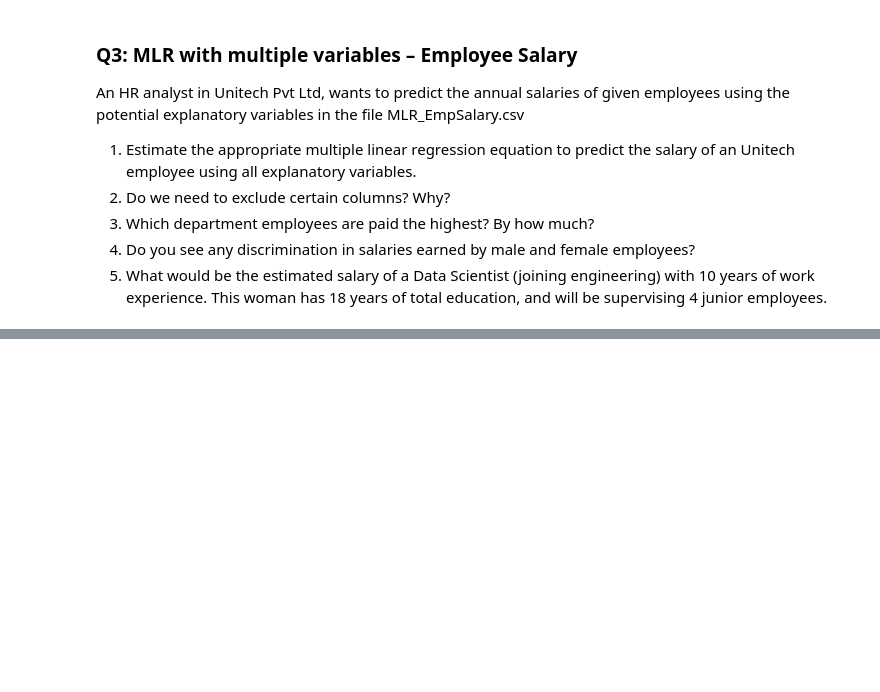
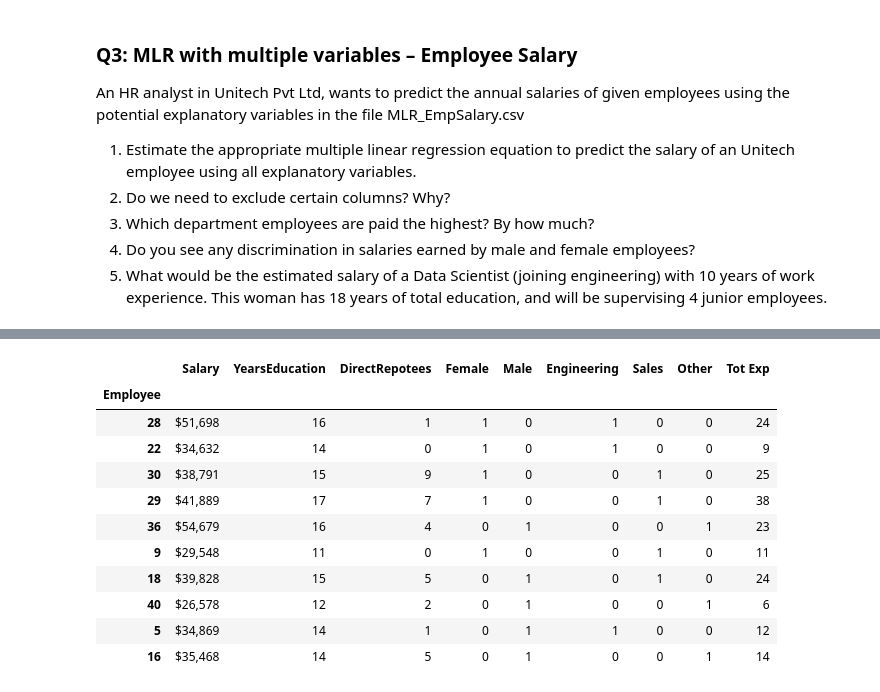
Before and after one commit to subhendu23/Data_Science, a Jupyter notebook: Assignment_06_SB_Sep_04.ipynb, the cells around one changed output, grey strips where cells are left out. Cells and saved outputs as stored; diff of their text form; code cells hidden in the pictures; blank space fills up the shorter version.

```diff
--- a/Assignment_06_SB_Sep_04.ipynb
+++ b/Assignment_06_SB_Sep_04.ipynb
@@ -209,0 +235,15 @@ EmpSalary_df.sample(10)
+# %%
+EmpSalary_df.sample(10)
+# %% [output]
+|  | Salary | YearsEducation | DirectRepotees | Female | Male | Engineering | Sales | Other | Tot Exp |
+| Employee |  |  |  |  |  |  |  |  |  |
+| 28 | $51,698 | 16 | 1 | 1 | 0 | 1 | 0 | 0 | 24 |
+| 22 | $34,632 | 14 | 0 | 1 | 0 | 1 | 0 | 0 | 9 |
+| 30 | $38,791 | 15 | 9 | 1 | 0 | 0 | 1 | 0 | 25 |
+| 29 | $41,889 | 17 | 7 | 1 | 0 | 0 | 1 | 0 | 38 |
+| 36 | $54,679 | 16 | 4 | 0 | 1 | 0 | 0 | 1 | 23 |
+| 9 | $29,548 | 11 | 0 | 1 | 0 | 0 | 1 | 0 | 11 |
+| 18 | $39,828 | 15 | 5 | 0 | 1 | 0 | 1 | 0 | 24 |
+| 40 | $26,578 | 12 | 2 | 0 | 1 | 0 | 0 | 1 | 6 |
+| 5 | $34,869 | 14 | 1 | 0 | 1 | 1 | 0 | 0 | 12 |
+| 16 | $35,468 | 14 | 5 | 0 | 1 | 0 | 0 | 1 | 14 |
```
Also changed, not shown: parts of 31 cells of this notebook.
